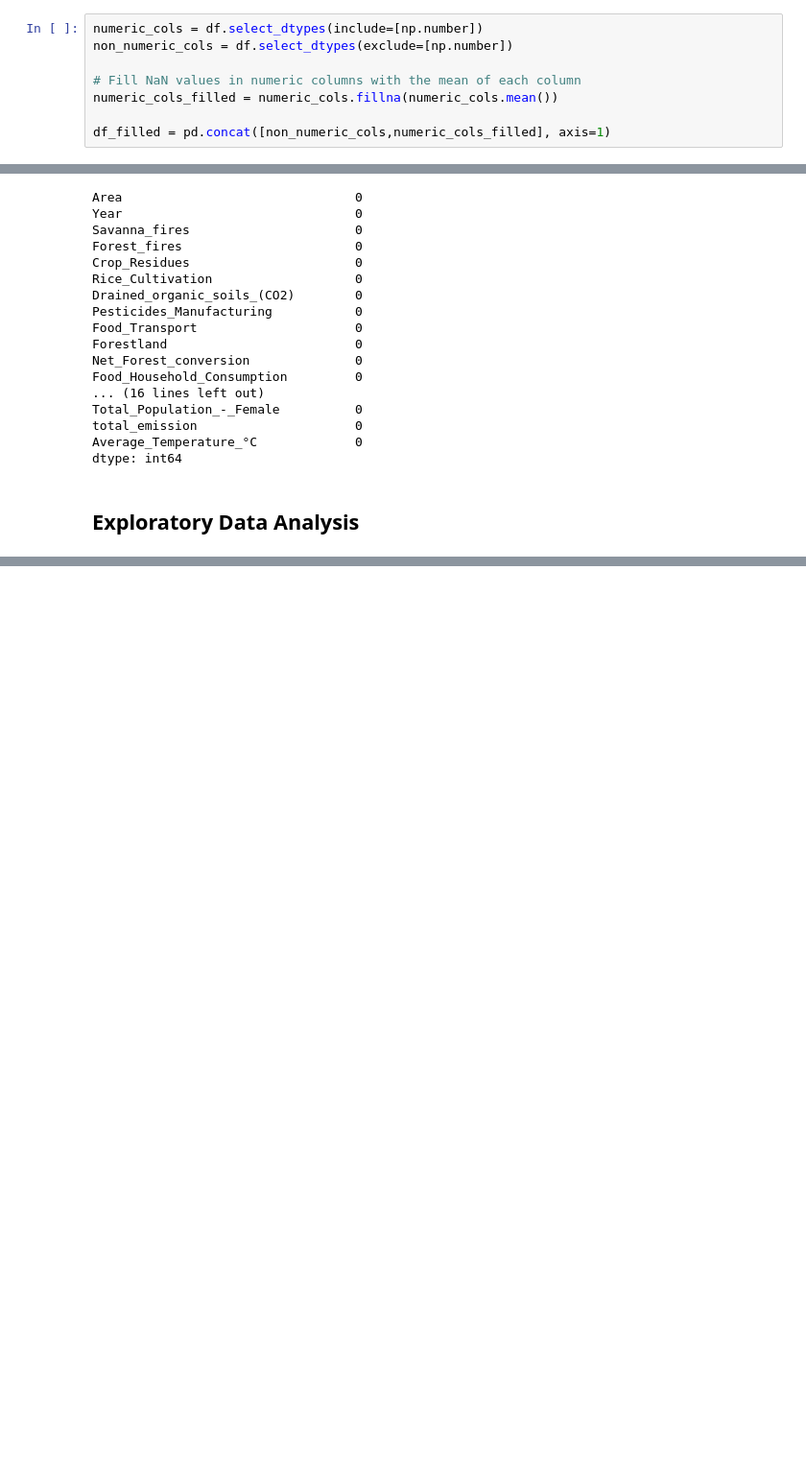
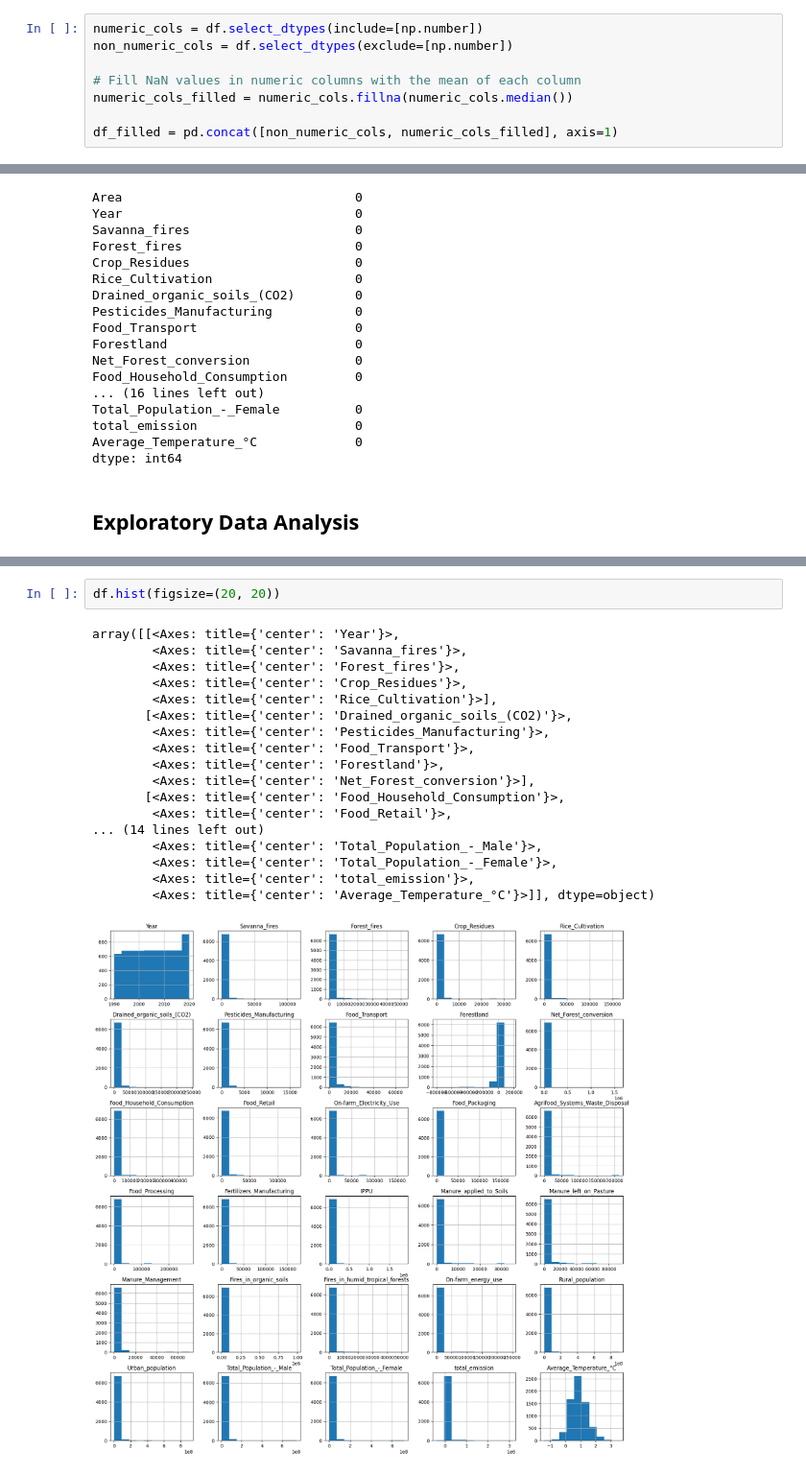
Before and after one commit to justin9503/RegressionSprint_2401FTDSTeam_EG1, a Jupyter notebook: RegressionSprint_2401FTDSTeam_EG1.ipynb, the cells around one changed output, grey strips where cells are left out. Shown at 96% size. Saved outputs shown, nothing was run; the diff lists cells and outputs as text; blank space fills up the shorter version.

```diff
--- a/RegressionSprint_2401FTDSTeam_EG1.ipynb
+++ b/RegressionSprint_2401FTDSTeam_EG1.ipynb
@@ -116,9 +129,9 @@ numeric_cols = df.select_dtypes(include=[np.number])
 non_numeric_cols = df.select_dtypes(exclude=[np.number])
 
 # Fill NaN values in numeric columns with the mean of each column
-numeric_cols_filled = numeric_cols.fillna(numeric_cols.mean())
+numeric_cols_filled = numeric_cols.fillna(numeric_cols.median())
 
-df_filled = pd.concat([non_numeric_cols,numeric_cols_filled], axis=1)
+df_filled = pd.concat([non_numeric_cols, numeric_cols_filled], axis=1)
 # %%
 df = df_filled.copy()
 df.isna().sum()
@@ -166,0 +241,21 @@ This graph shows that total emissions increase as the years progress, it suggest
+# %%
+df.hist(figsize=(20, 20))
+# %% [output]
+array([[<Axes: title={'center': 'Year'}>,
+        <Axes: title={'center': 'Savanna_fires'}>,
+        <Axes: title={'center': 'Forest_fires'}>,
+        <Axes: title={'center': 'Crop_Residues'}>,
+        <Axes: title={'center': 'Rice_Cultivation'}>],
+       [<Axes: title={'center': 'Drained_organic_soils_(CO2)'}>,
+        <Axes: title={'center': 'Pesticides_Manufacturing'}>,
+        <Axes: title={'center': 'Food_Transport'}>,
+        <Axes: title={'center': 'Forestland'}>,
+        <Axes: title={'center': 'Net_Forest_conversion'}>],
+       [<Axes: title={'center': 'Food_Household_Consumption'}>,
+        <Axes: title={'center': 'Food_Retail'}>,
+... (14 lines left out)
+        <Axes: title={'center': 'Total_Population_-_Male'}>,
+        <Axes: title={'center': 'Total_Population_-_Female'}>,
+        <Axes: title={'center': 'total_emission'}>,
+        <Axes: title={'center': 'Average_Temperature_°C'}>]], dtype=object)
+[figure, added]
```
Also changed, not shown: parts of 23 cells of this notebook.
